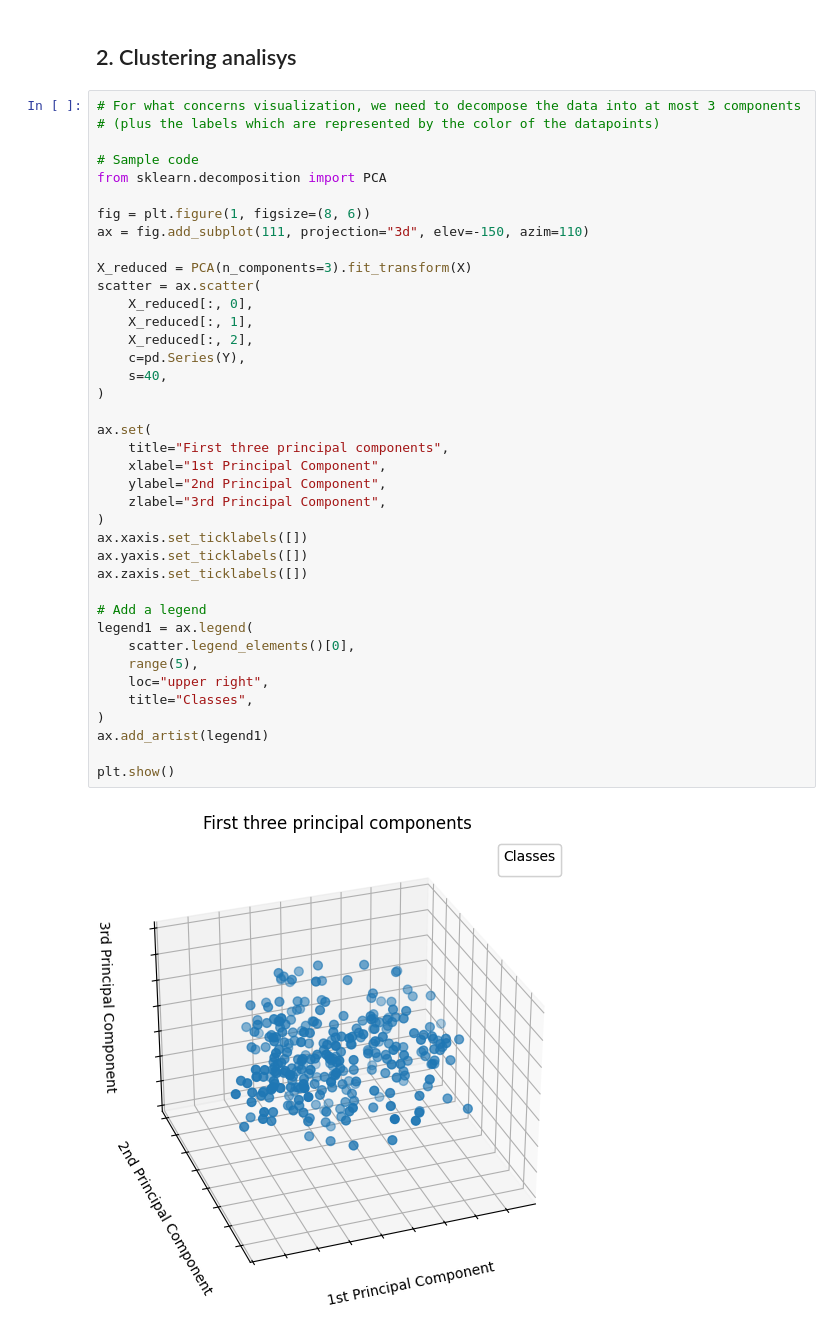
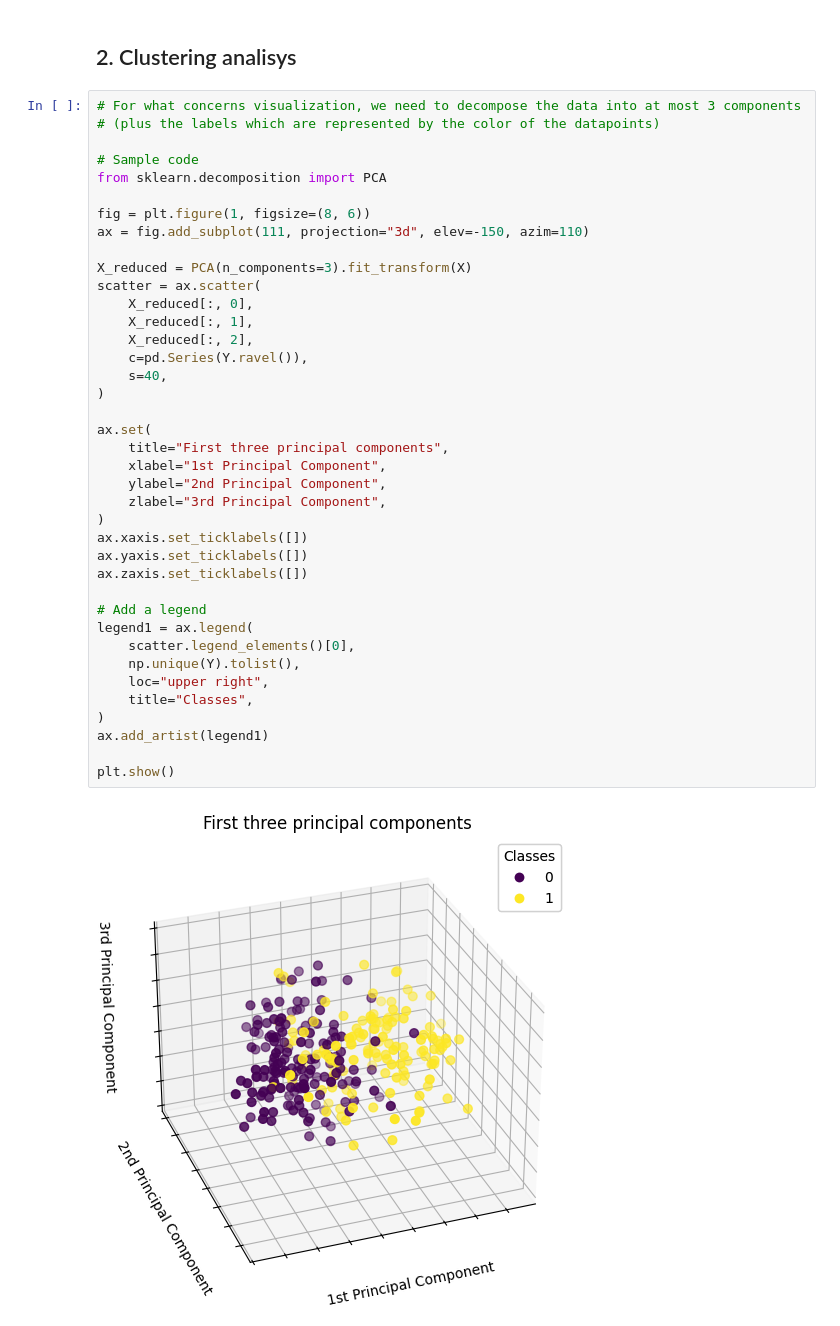
Before and after one commit to carlotoffoli/tdc_fp, a Jupyter notebook: main.ipynb, the cells around one changed output. Drawn from its saved outputs; the diff is of its cells as text.

```diff
--- a/main.ipynb
+++ b/main.ipynb
@@ -160,33 +160,33 @@ fig = plt.figure(1, figsize=(8, 6))
 ax = fig.add_subplot(111, projection="3d", elev=-150, azim=110)
 
 X_reduced = PCA(n_components=3).fit_transform(X)
 scatter = ax.scatter(
     X_reduced[:, 0],
     X_reduced[:, 1],
     X_reduced[:, 2],
-    c=pd.Series(Y),
+    c=pd.Series(Y.ravel()),
     s=40,
 )
 
 ax.set(
     title="First three principal components",
     xlabel="1st Principal Component",
     ylabel="2nd Principal Component",
     zlabel="3rd Principal Component",
 )
 ax.xaxis.set_ticklabels([])
 ax.yaxis.set_ticklabels([])
 ax.zaxis.set_ticklabels([])
 
 # Add a legend
 legend1 = ax.legend(
     scatter.legend_elements()[0],
-    range(5),
+    np.unique(Y).tolist(),
     loc="upper right",
     title="Classes",
 )
 ax.add_artist(legend1)
 
 plt.show()
 # %% [output]
-[figure, old version]
+[figure, new version]
```
